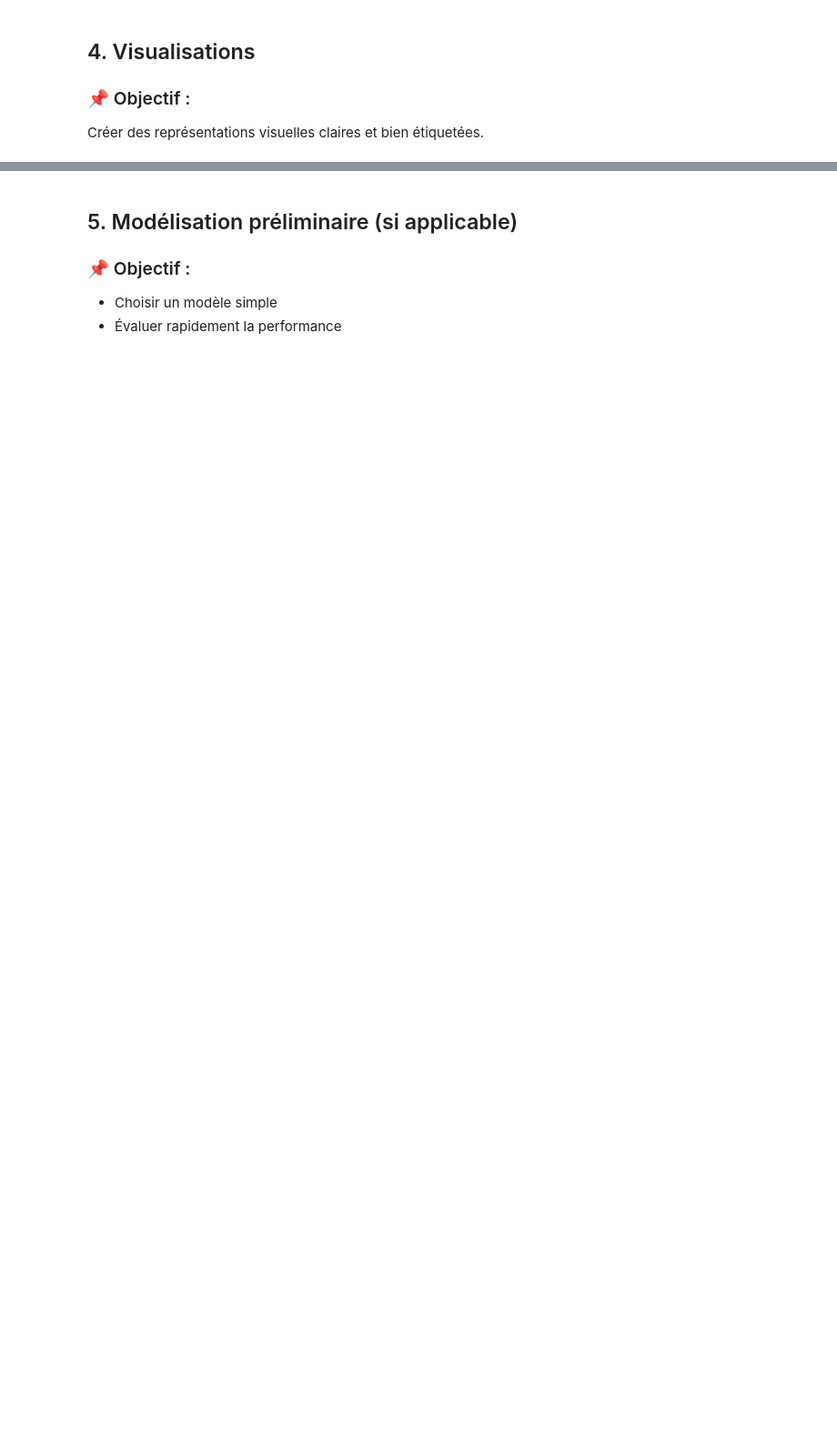
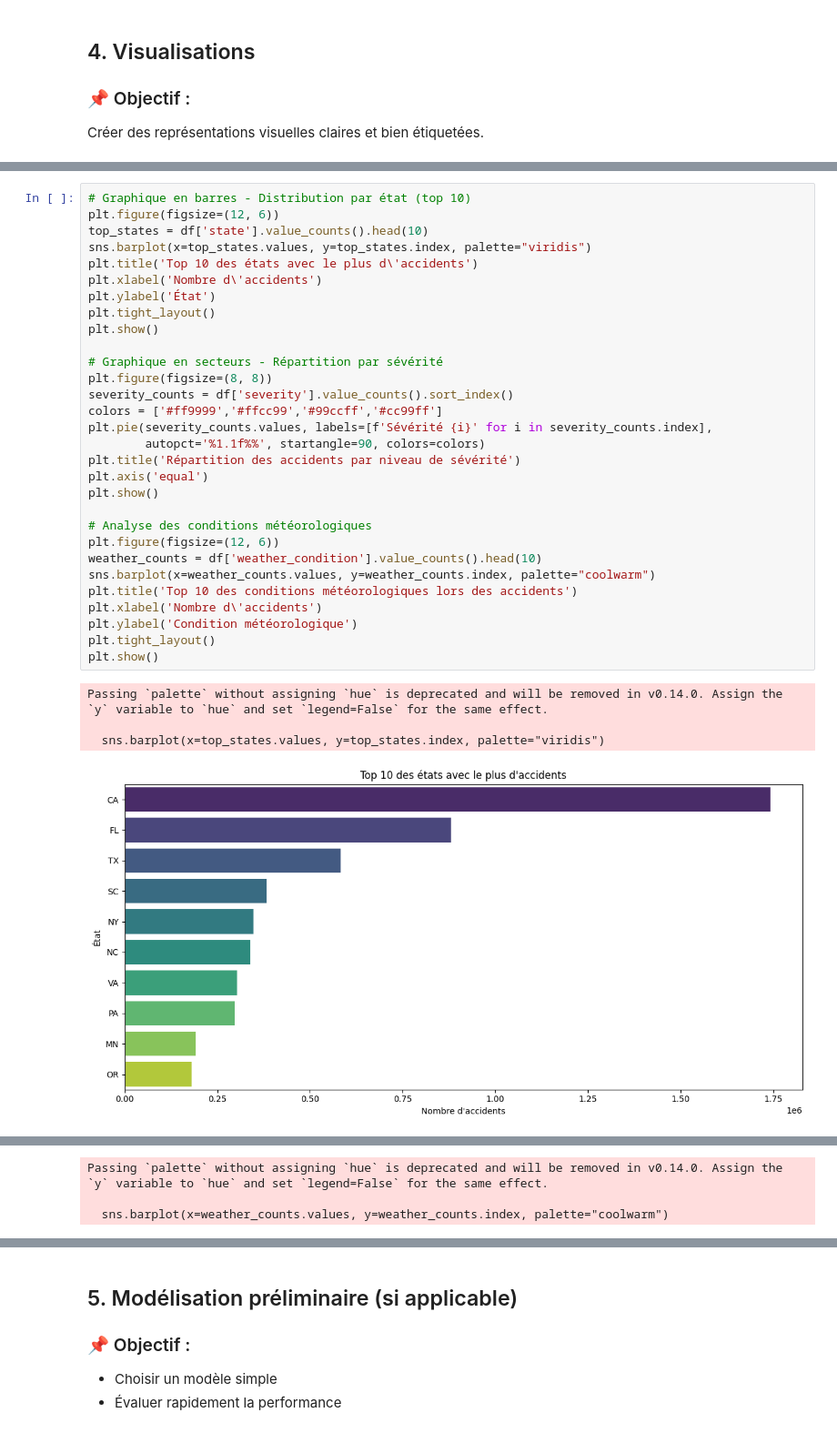
Before and after one commit to SPirate9/Hackathon_efrei, a Jupyter notebook: Hackathon_Jour2_Exploration_donnees.ipynb, the cells around one changed output, grey strips where cells are left out. Shown at 91% size. Saved outputs shown, nothing was run; the diff lists cells and outputs as text; blank space fills up the shorter version.

```diff
--- a/Hackathon_Jour2_Exploration_donnees.ipynb
+++ b/Hackathon_Jour2_Exploration_donnees.ipynb
@@ -160,0 +227,35 @@ plt.show()
+# %%
+# Graphique en barres - Distribution par état (top 10)
+plt.figure(figsize=(12, 6))
+top_states = df['state'].value_counts().head(10)
+sns.barplot(x=top_states.values, y=top_states.index, palette="viridis")
+plt.title('Top 10 des états avec le plus d\'accidents')
+plt.xlabel('Nombre d\'accidents')
+plt.ylabel('État')
+plt.tight_layout()
+plt.show()
+
+# Graphique en secteurs - Répartition par sévérité
+plt.figure(figsize=(8, 8))
+severity_counts = df['severity'].value_counts().sort_index()
+colors = ['#ff9999','#ffcc99','#99ccff','#cc99ff']
+plt.pie(severity_counts.values, labels=[f'Sévérité {i}' for i in severity_counts.index],
+        autopct='%1.1f%%', startangle=90, colors=colors)
+plt.title('Répartition des accidents par niveau de sévérité')
+plt.axis('equal')
+plt.show()
+
+# Analyse des conditions météorologiques
+plt.figure(figsize=(12, 6))
+weather_counts = df['weather_condition'].value_counts().head(10)
+sns.barplot(x=weather_counts.values, y=weather_counts.index, palette="coolwarm")
+plt.title('Top 10 des conditions météorologiques lors des accidents')
+plt.xlabel('Nombre d\'accidents')
+plt.ylabel('Condition météorologique')
+plt.tight_layout()
+plt.show()
+# %% [output]
+Passing `palette` without assigning `hue` is deprecated and will be removed in v0.14.0. Assign the `y` variable to `hue` and set `legend=False` for the same effect.
+
+  sns.barplot(x=top_states.values, y=top_states.index, palette="viridis")
+[figure, added]
@@ -160,0 +263,3 @@ plt.show()
+Passing `palette` without assigning `hue` is deprecated and will be removed in v0.14.0. Assign the `y` variable to `hue` and set `legend=False` for the same effect.
+
+  sns.barplot(x=weather_counts.values, y=weather_counts.index, palette="coolwarm")
```
Also changed, not shown: parts of 5 cells of this notebook.
